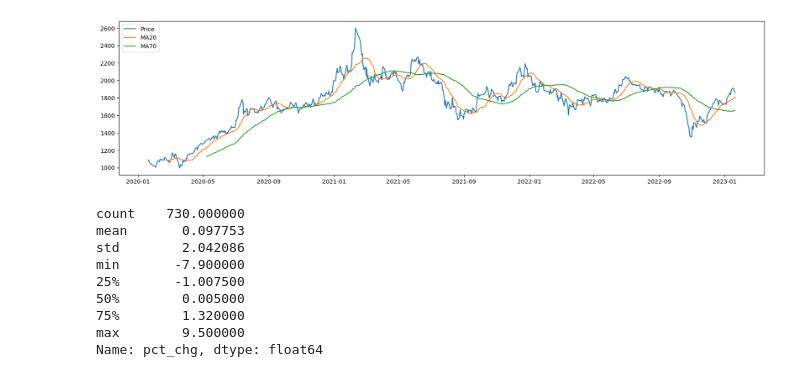
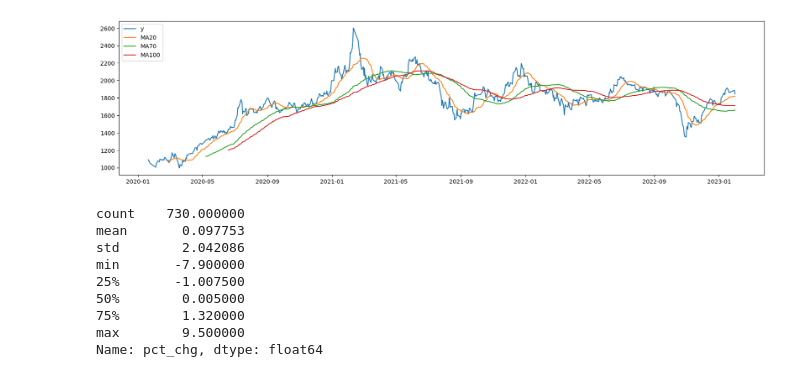
Before and after one commit to yingrui/turtle, a Jupyter notebook: notebook/explore.ipynb, the cells around one changed output. Cells and saved outputs as stored; diff of their text form; code cells hidden in the pictures.

```diff
--- a/notebook/explore.ipynb
+++ b/notebook/explore.ipynb
@@ -14,20 +14,11 @@ from util.chart_methods import draw_time_series_with_mean_and_std
 # %%
 data_engine = StockTradeDataEngine()
 # %%
-df = data_engine.get_trade_data_by_code('600519.sh', date(2020, 1, 20), date(2023, 1, 20))
+df = data_engine.get_trade_data_by_code('600519.SH', date(2020, 1, 20), date(2023, 1, 31))
 # %%
-def draw_line_chart_with_moving_average(x_series, y_series, sma_days_list=[5,10,20,30]):
-    f = plt.figure()
-    f.set_figwidth(20)
-    plt.plot(x_series, y_series, label='Price')
-    for days in sma_days_list:
-        plt.plot(x_series, y_series.rolling(days).mean(), label='MA'+str(days))
-    plt.legend(loc="upper left")
-    plt.show()
-
-draw_line_chart_with_moving_average(x_series=df.trade_date, y_series=df.close, sma_days_list=[20, 70])
+draw_line_chart_with_moving_average(x_series=df.trade_date, y_series=df.close, sma_days_list=[20,70,100])
 # %% [output]
-[figure, old version]
+[figure, new version]
 # %%
 y_series = pd.Series(df.pct_chg)
 x_series = pd.Series(df.trade_date)
```
Also changed, not shown: 9 other files.
